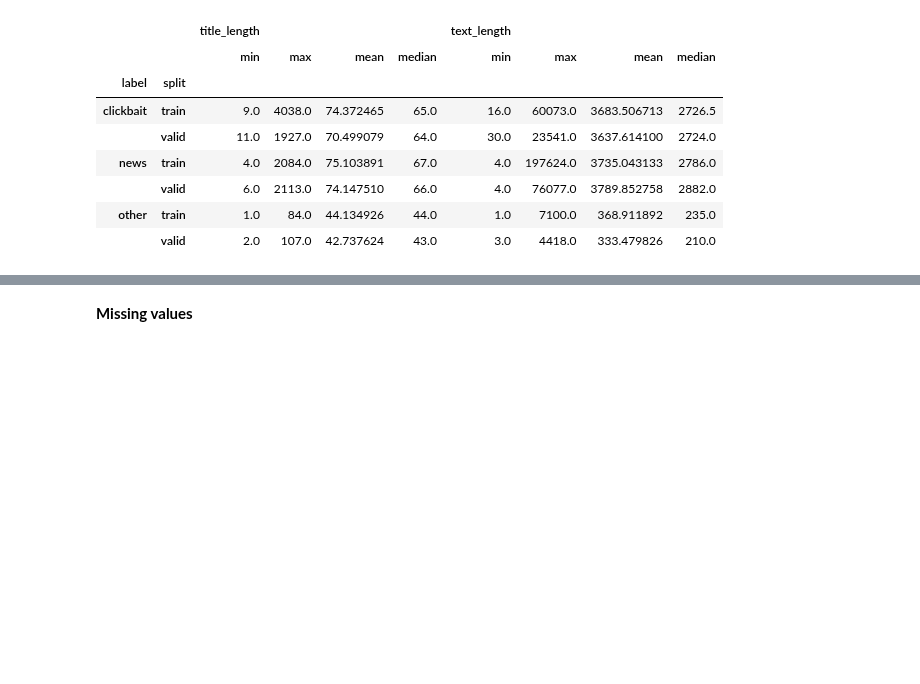
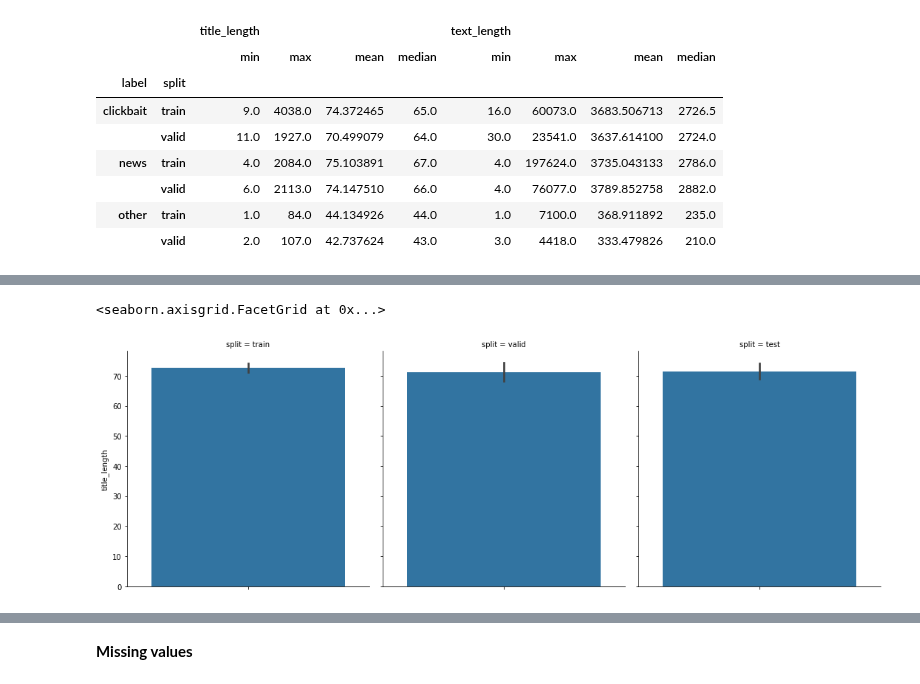
Before and after one commit to labdmitriy/dl_in_nlp, a Jupyter notebook: workshop_4/notebooks/EDA.ipynb, the cells around one changed output, grey strips where cells are left out. Drawn from its saved outputs; the diff is of its cells as text; code cells hidden in the pictures; blank space fills up the shorter version.

```diff
--- a/workshop_4/notebooks/EDA.ipynb
+++ b/workshop_4/notebooks/EDA.ipynb
@@ -182,0 +183,5 @@ sns.catplot(y='text_length', data=full_train_df, row='split', col='label', kind=
+# %%
+sns.catplot(y='title_length', data=full_df, col='split', kind='bar')
+# %% [output]
+<seaborn.axisgrid.FacetGrid at 0x...>
+[figure, added]
```
Also changed, not shown: parts of 10 cells of this notebook, 4 other files.
